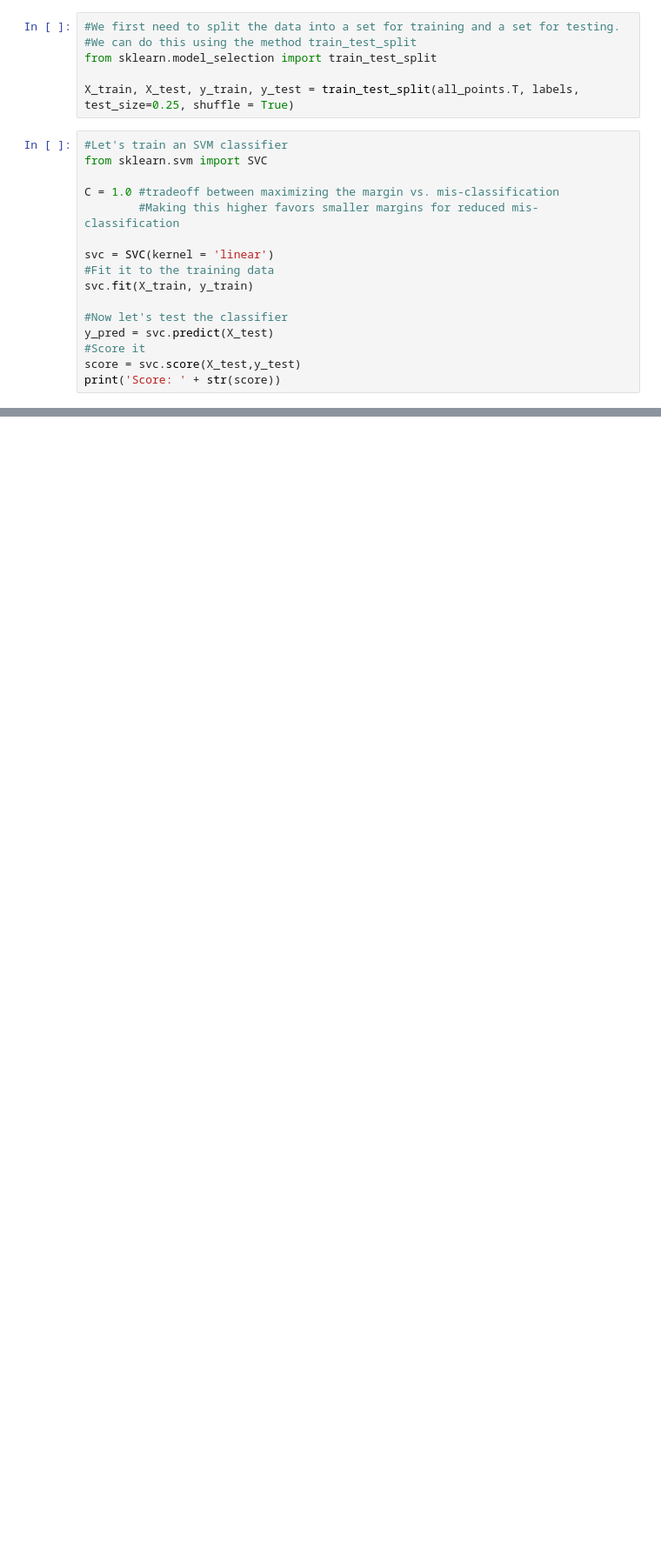
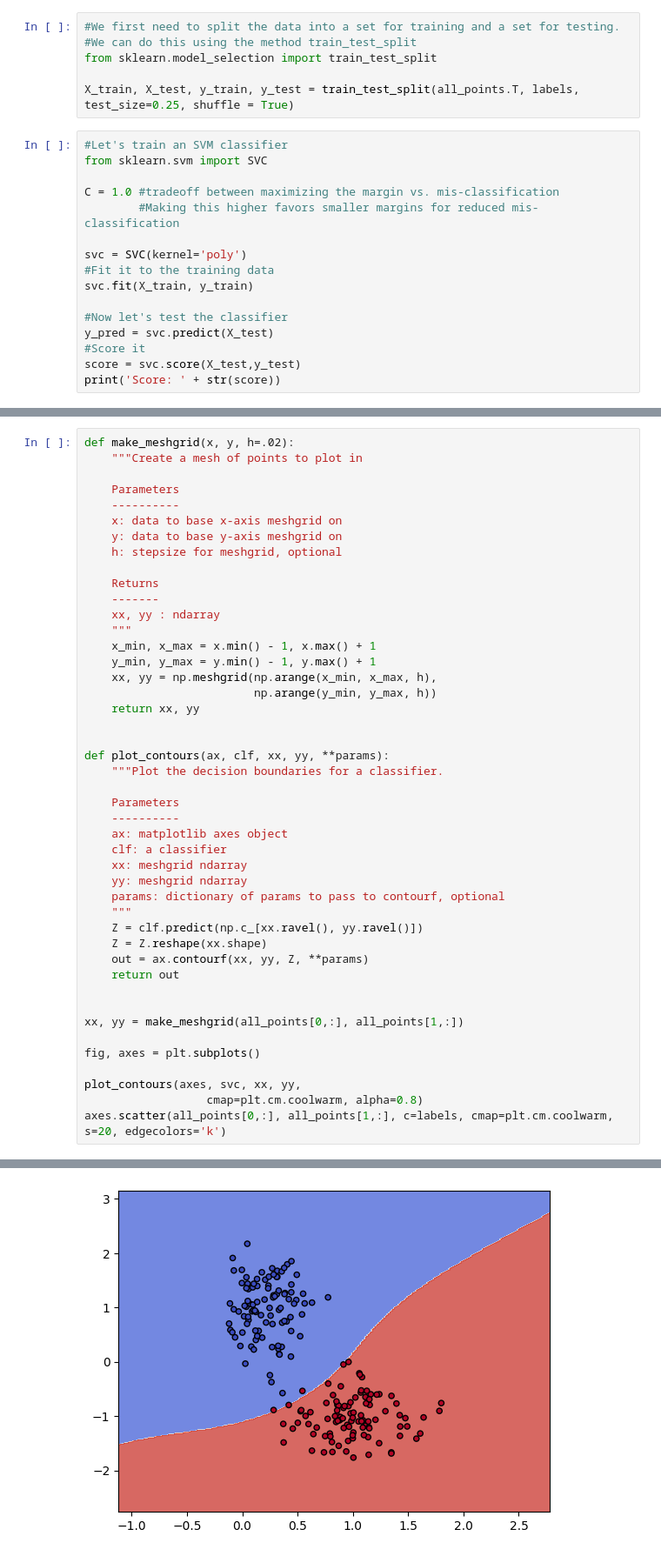
Before and after one commit to ramav87/Introduction-to-Python, a Jupyter notebook: Notebooks/Intro to ML.ipynb, the cells around one changed output, grey strips where cells are left out. Shown at 87% size. Saved outputs shown, nothing was run; the diff lists cells and outputs as text; blank space fills up the shorter version.

```diff
--- a/Notebooks/Intro to ML.ipynb
+++ b/Notebooks/Intro to ML.ipynb
@@ -45,7 +45,7 @@ from sklearn.svm import SVC
 C = 1.0 #tradeoff between maximizing the margin vs. mis-classification
         #Making this higher favors smaller margins for reduced mis-classification
 
-svc = SVC(kernel = 'linear')
+svc = SVC(kernel='poly')
 #Fit it to the training data
 svc.fit(X_train, y_train)
 
@@ -58,0 +59,46 @@ Score: 0.98
+# %%
+def make_meshgrid(x, y, h=.02):
+    """Create a mesh of points to plot in
+
+    Parameters
+    ----------
+    x: data to base x-axis meshgrid on
+    y: data to base y-axis meshgrid on
+    h: stepsize for meshgrid, optional
+
+    Returns
+    -------
+    xx, yy : ndarray
+    """
+    x_min, x_max = x.min() - 1, x.max() + 1
+    y_min, y_max = y.min() - 1, y.max() + 1
+    xx, yy = np.meshgrid(np.arange(x_min, x_max, h),
+                         np.arange(y_min, y_max, h))
+    return xx, yy
+
+
+def plot_contours(ax, clf, xx, yy, **params):
+    """Plot the decision boundaries for a classifier.
+
+    Parameters
+    ----------
+    ax: matplotlib axes object
+    clf: a classifier
+    xx: meshgrid ndarray
+    yy: meshgrid ndarray
+    params: dictionary of params to pass to contourf, optional
+    """
+    Z = clf.predict(np.c_[xx.ravel(), yy.ravel()])
+    Z = Z.reshape(xx.shape)
+    out = ax.contourf(xx, yy, Z, **params)
+    return out
+
+
+xx, yy = make_meshgrid(all_points[0,:], all_points[1,:])
+
+fig, axes = plt.subplots()
+
+plot_contours(axes, svc, xx, yy,
+                  cmap=plt.cm.coolwarm, alpha=0.8)
+axes.scatter(all_points[0,:], all_points[1,:], c=labels, cmap=plt.cm.coolwarm, s=20, edgecolors='k')
+# %% [output]
@@ -58,0 +106 @@ Score: 0.98
+[figure, added]
```
Also changed, not shown: parts of 11 cells of this notebook.
